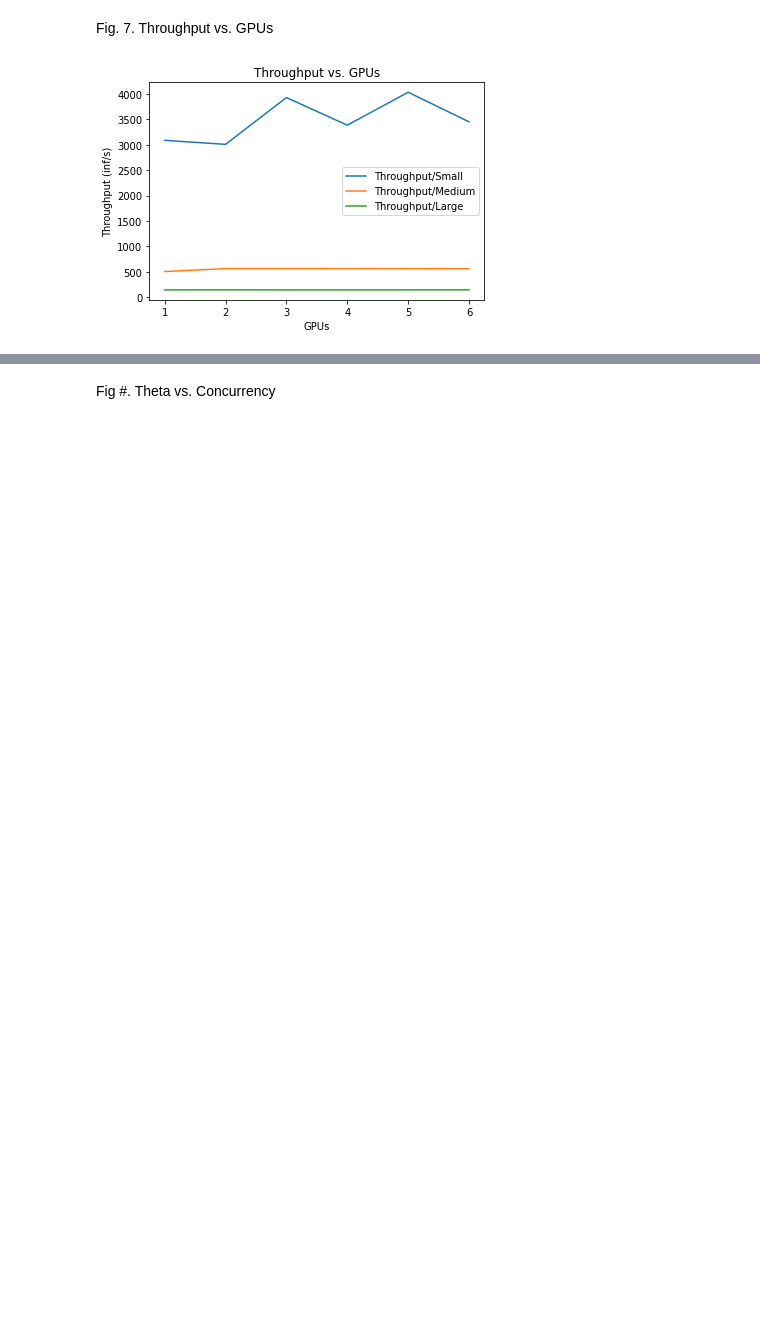
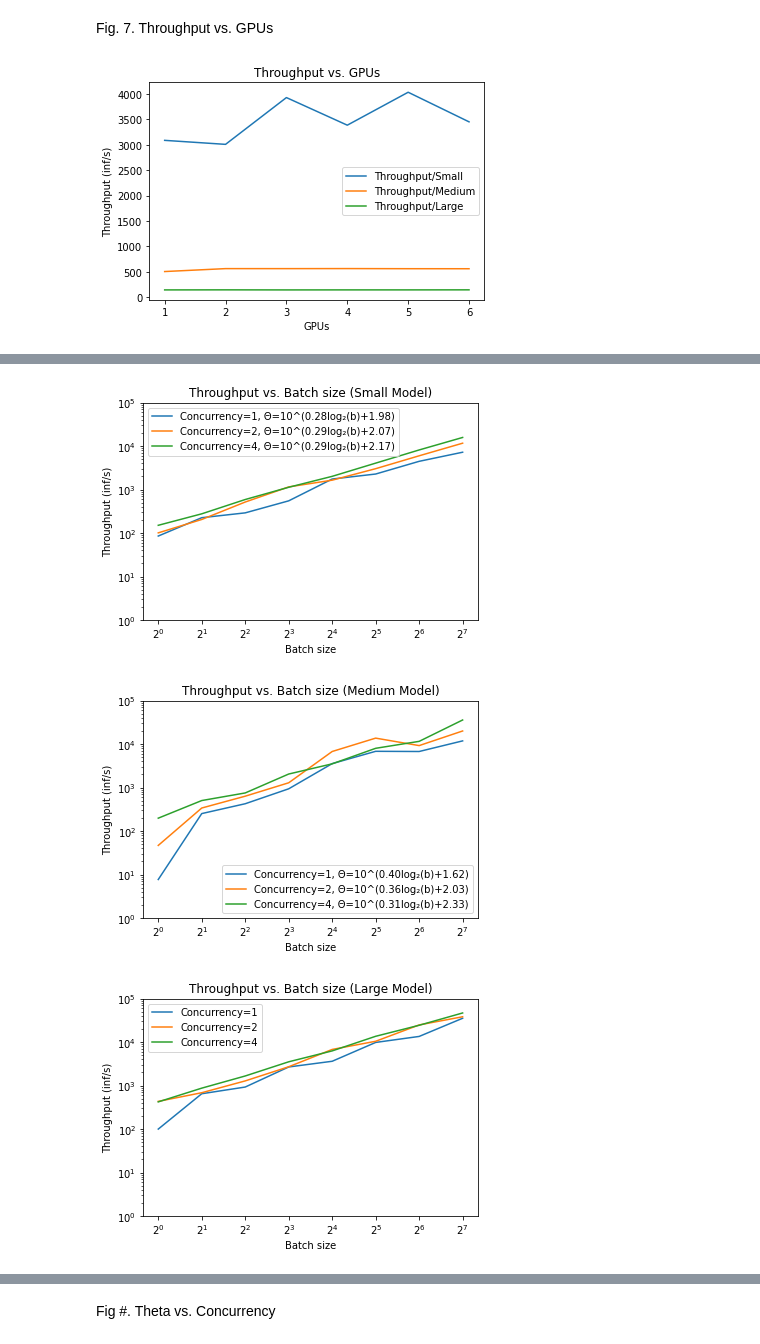
Before and after one commit to laszewsk/deprecated-osmi, a Jupyter notebook: results.ipynb, the cells around one changed output, grey strips where cells are left out. Cells and saved outputs as stored; diff of their text form; code cells hidden in the pictures; blank space fills up the shorter version.

Commit message:
performed regression on data and documented graphs

```diff
--- a/results.ipynb
+++ b/results.ipynb
@@ -59,20 +55,0 @@ Fig #. Theta vs. Batchsize
-# %%
-# small_data = data[data['Model']=='small_lstm']
-# medium_data = data[data['Model']=='medium_cnn']
-# large_data = data[data['Model']=='large_tcnn']
-small_data = data[data['Concurrency']==1]
-
-fig, ax = plt.subplots()
-ax.plot(small_data['BatchSize'], small_data['Theta (inf/s)'], label='Throughput/Small')
-# ax.plot(medium_data['# of GPUs'], medium_data['Theta (inf/s)'], label='Throughput/Medium')
-# ax.plot(large_data['# of GPUs'], large_data['Theta (inf/s)'], label='Throughput/Large')
-
-ax.set_title('Throughput vs. Batchsize')
-ax.set_xlabel('Batchsize')
-ax.set_ylabel('Throughput (inf/s)')
-
-ax.legend()
-
-save_image("throughput-vs-batchsize")
-
-plt.show()
@@ -78,0 +81,59 @@ plt.show()
+# %%
+
+fig, ax = plt.subplots()
+ax.plot(small_data_1['BatchSize'], small_data_1['Theta (inf/s)'], label=f'Concurrency=1, Θ=10^({s1_reg[0]:.2f}log\u2082(b)+{s1_reg[1]:.2f})')
+ax.plot(small_data_2['BatchSize'], small_data_2['Theta (inf/s)'], label=f'Concurrency=2, Θ=10^({s2_reg[0]:.2f}log\u2082(b)+{s2_reg[1]:.2f})')
+ax.plot(small_data_4['BatchSize'], small_data_4['Theta (inf/s)'], label=f'Concurrency=4, Θ=10^({s3_reg[0]:.2f}log\u2082(b)+{s3_reg[1]:.2f})')
+ax.set_xscale('log', basex=2)
+ax.set_yscale('log', basey=10)
+ax.set_ylim([1, math.pow(10,5)])
+
+ax.set_title('Throughput vs. Batch size (Small Model)')
+ax.set_xlabel('Batch size')
+ax.set_ylabel('Throughput (inf/s)')
+
+ax.legend()
+
+save_image("throughput-vs-batch-size(small-model)")
+
+plt.show()
+
+fig, ax = plt.subplots()
+ax.plot(medium_data_1['BatchSize'], medium_data_1['Theta (inf/s)'], label='Concurrency=1, ' + formula(m1_reg))
+ax.plot(medium_data_2['BatchSize'], medium_data_2['Theta (inf/s)'], label='Concurrency=2, ' + formula(m2_reg))
+ax.plot(medium_data_4['BatchSize'], medium_data_4['Theta (inf/s)'], label='Concurrency=4, ' + formula(m4_reg))
+ax.set_xscale('log', basex=2)
+ax.set_yscale('log', basey=10)
+ax.set_ylim([1, math.pow(10,5)])
+
+ax.set_title('Throughput vs. Batch size (Medium Model)')
+ax.set_xlabel('Batch size')
+ax.set_ylabel('Throughput (inf/s)')
+
+ax.legend()
+
+save_image("throughput-vs-batch-size(medium-model)")
+
+plt.show()
+
+fig, ax = plt.subplots()
+ax.plot(large_data_1['BatchSize'], large_data_1['Theta (inf/s)'], label='Concurrency=1')
+ax.plot(large_data_2['BatchSize'], large_data_2['Theta (inf/s)'], label='Concurrency=2')
+ax.plot(large_data_4['BatchSize'], large_data_4['Theta (inf/s)'], label='Concurrency=4')
+ax.set_xscale('log', basex=2)
+ax.set_yscale('log', basey=10)
+ax.set_ylim([1, math.pow(10,5)])
+
+ax.set_title('Throughput vs. Batch size (Large Model)')
+ax.set_xlabel('Batch size')
+ax.set_ylabel('Throughput (inf/s)')
+
+ax.legend()
+
+save_image("throughput-vs-batch-size(large-model)")
+
+plt.show()
+# %% [output]
+[figure, added]
+[figure, added]
+[figure, added]
```
Also changed, not shown: parts of 9 cells of this notebook, 1 other file.
